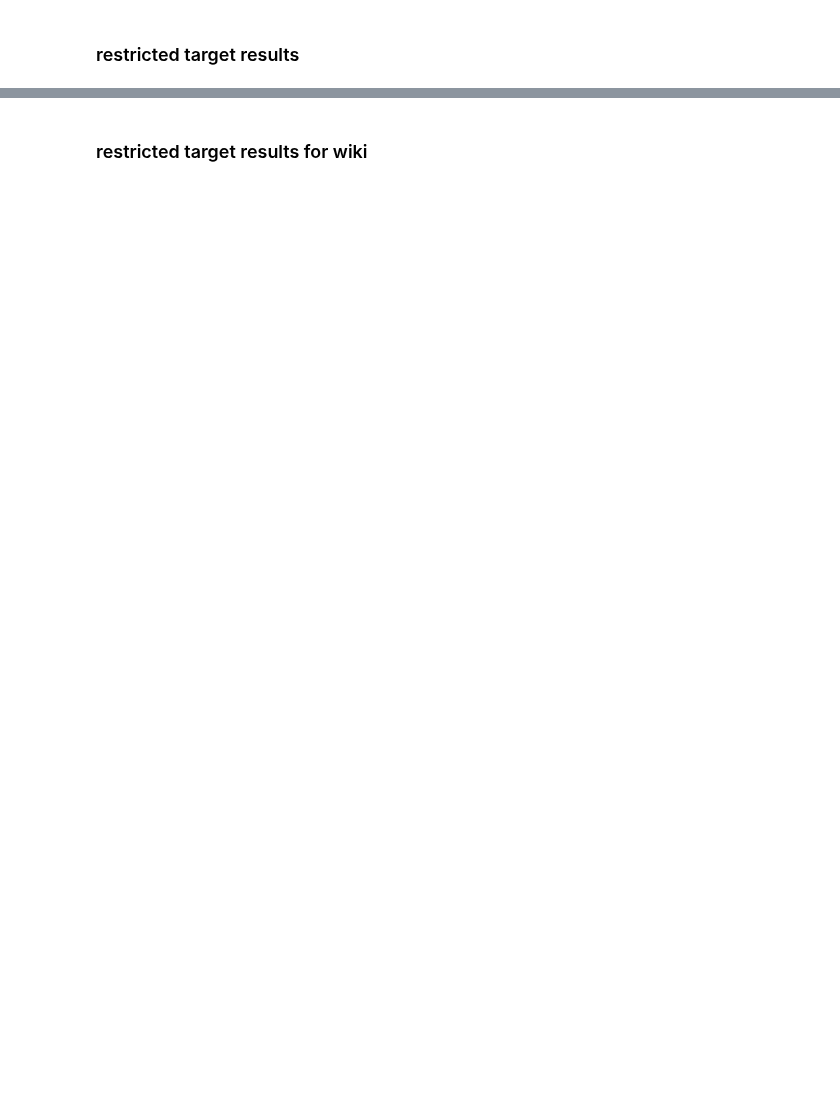
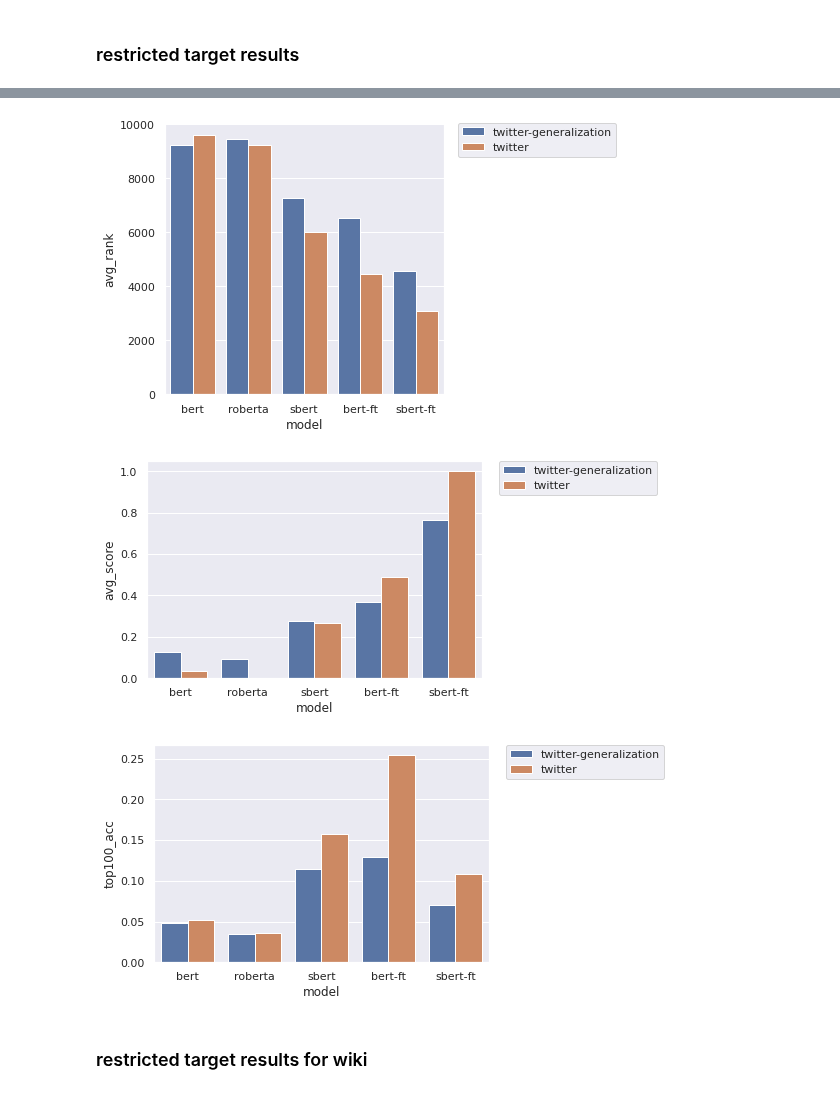
Before and after one commit to navidmdn/identity_embedding, a Jupyter notebook: pi2v.ipynb, the cells around one changed output, grey strips where cells are left out. Cells and saved outputs as stored; diff of their text form; code cells hidden in the pictures; blank space fills up the shorter version.

```diff
--- a/pi2v.ipynb
+++ b/pi2v.ipynb
@@ -3912,0 +3700,4 @@ plt.show()
+# %%
+gen_df = df.copy()
+gen_df['dataset'] = 'twitter-generalization'
+gen_df
@@ -3912,0 +3713,4 @@ plt.show()
+# %%
+df = pd.read_csv('twitter_final_results.csv')
+df = df[df.model!='w2v']
+df
@@ -3912,0 +3724,3 @@ plt.show()
+# %%
+res_df = pd.concat([gen_df, df], axis=0)
+res_df
@@ -3913,3 +3739,21 @@ plt.show()
+# %%
+plt.figure(figsize=(5,5))
+sns.barplot(data=res_df, x='model', y='avg_rank', hue='dataset')
+plt.legend(bbox_to_anchor=(1.05, 1), loc='upper left', borderaxespad=0)
+plt.show()
+
+res_df['avg_score'] = (res_df['avg_score'] - min(res_df['avg_score'])) / (max(res_df['avg_score']) - min(res_df['avg_score']))
+sns.barplot(data=res_df, x='model', y='avg_score', hue='dataset')
+plt.legend(bbox_to_anchor=(1.05, 1), loc='upper left', borderaxespad=0)
+plt.show()
+
+sns.barplot(data=res_df, x='model', y='top100_acc', hue='dataset')
+plt.legend(bbox_to_anchor=(1.05, 1), loc='upper left', borderaxespad=0)
+plt.show()
+# %% [output]
+[figure, added]
+[figure, added]
+[figure, added]
 # %% [markdown]
 ### restricted target results for wiki
 # %%
```
Also changed, not shown: parts of 103 cells of this notebook.
